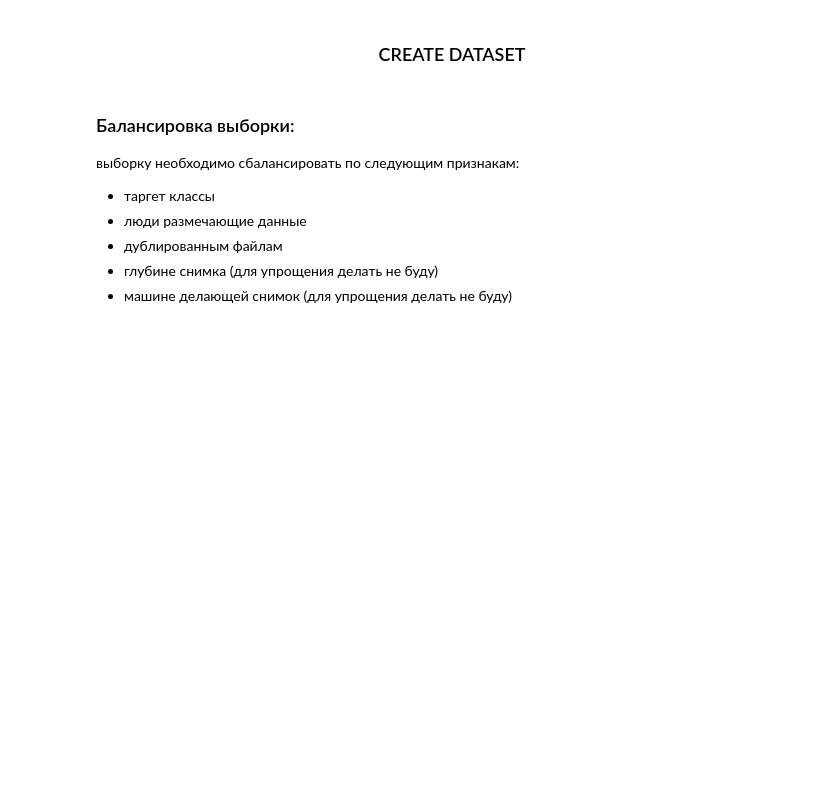
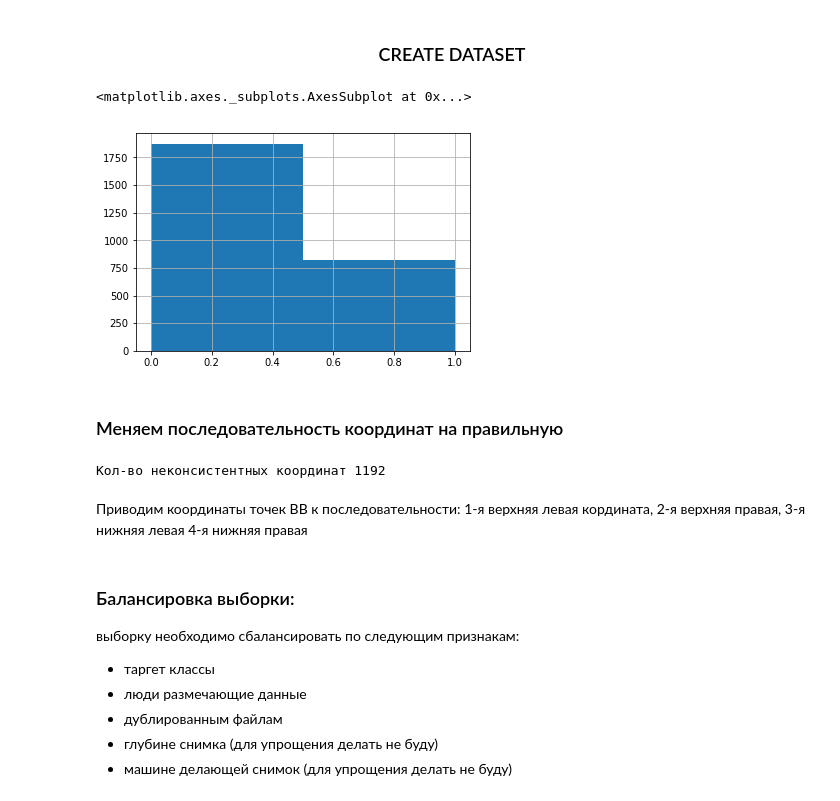
Before and after one commit to MLDPEngineer/Spinal_patology_detection, a Jupyter notebook: Med_backbone.ipynb, the cells around one changed output. Saved outputs shown, nothing was run; the diff lists cells and outputs as text; code cells hidden in the pictures; blank space fills up the shorter version.

```diff
--- a/Med_backbone.ipynb
+++ b/Med_backbone.ipynb
@@ -239,3 +241,20 @@ plot_img_classes(row=1, col=2, show_taret=True)
 - присутствуют дубликаты картинок
 # %% [markdown]
 ### <center>CREATE DATASET
+# %%
+#TARGET CLASS DISTRIBUTION
+parsed_xml[['Target names', 'Img size rows', 'Img size cols']] = parsed_xml[['Target names', 'Img size rows', 'Img size cols']].astype(int)
+parsed_xml['Target names'].hist(bins=2)
+# %% [output]
+<matplotlib.axes._subplots.AxesSubplot at 0x...>
+[figure, added]
+# %% [markdown]
+### Меняем последовательность координат на правильную
+# %%
+#CHECK BOUNDING DOX COORDINATES SEQUENCE
+cond = parsed_xml['B boxes'].map(lambda x: x[0][0])>parsed_xml['B boxes'].map(lambda x: x[1][0])
+print("Кол-во неконсистентных координат",cond.sum())
+# %% [output]
+Кол-во неконсистентных координат 1192
+# %% [markdown]
+Приводим координаты точек BB к последовательности: 1-я верхняя левая кордината, 2-я верхняя правая, 3-я нижняя левая 4-я нижняя правая
```
Also changed, not shown: parts of 16 cells of this notebook, 11 other files.
